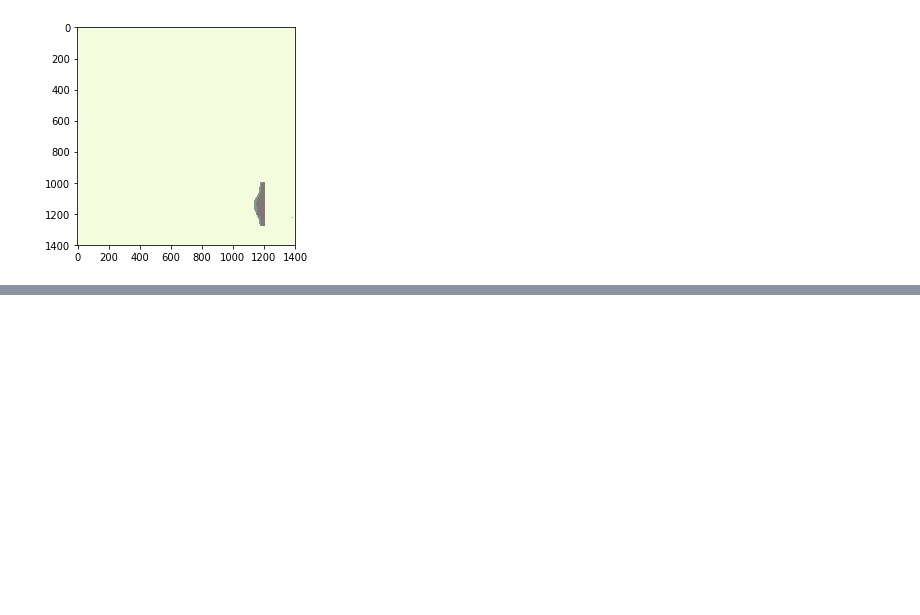
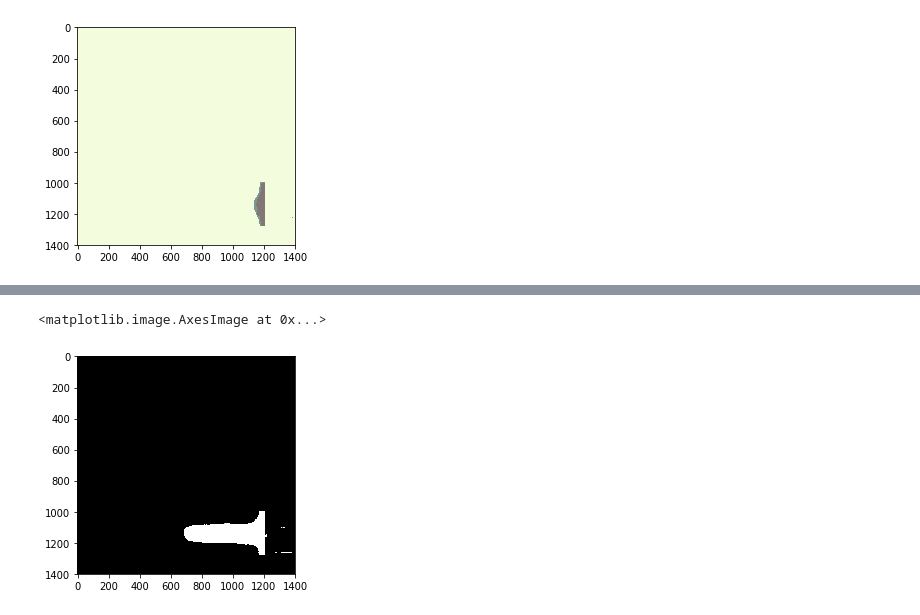
Before and after one commit to cdesio/leaf_reco, a Jupyter notebook: notebooks/predict_models.ipynb, the cells around one changed output, grey strips where cells are left out. Saved outputs shown, nothing was run; the diff lists cells and outputs as text; code cells hidden in the pictures; blank space fills up the shorter version.

```diff
--- a/notebooks/predict_models.ipynb
+++ b/notebooks/predict_models.ipynb
@@ -210,0 +231,4 @@ plt.imshow(pred[0,...,0],cmap='Blues',alpha=0.5)
+# %%
+model = get_unet()
+
+model.load_weights('/data/uob/trained_models/retrained_UNet_500+250+250epochs.hdf5')
@@ -210,0 +241,5 @@ plt.imshow(pred[0,...,0],cmap='Blues',alpha=0.5)
+# %%
+plt.imshow(pred_ret2[0,...,0], cmap='gray')
+# %% [output]
+<matplotlib.image.AxesImage at 0x...>
+[figure, added]
```
Also changed, not shown: parts of 17 cells of this notebook, 1 other file.
